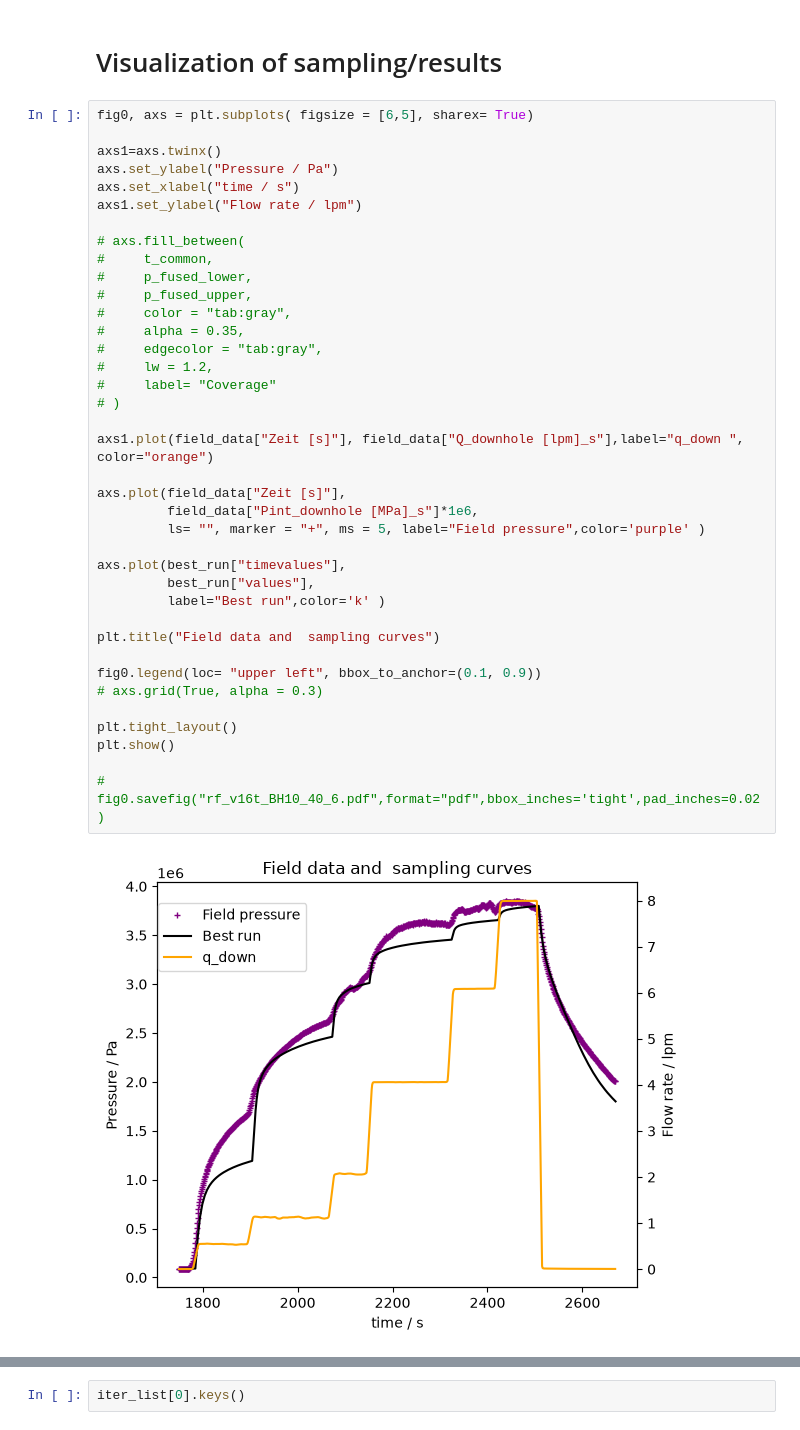
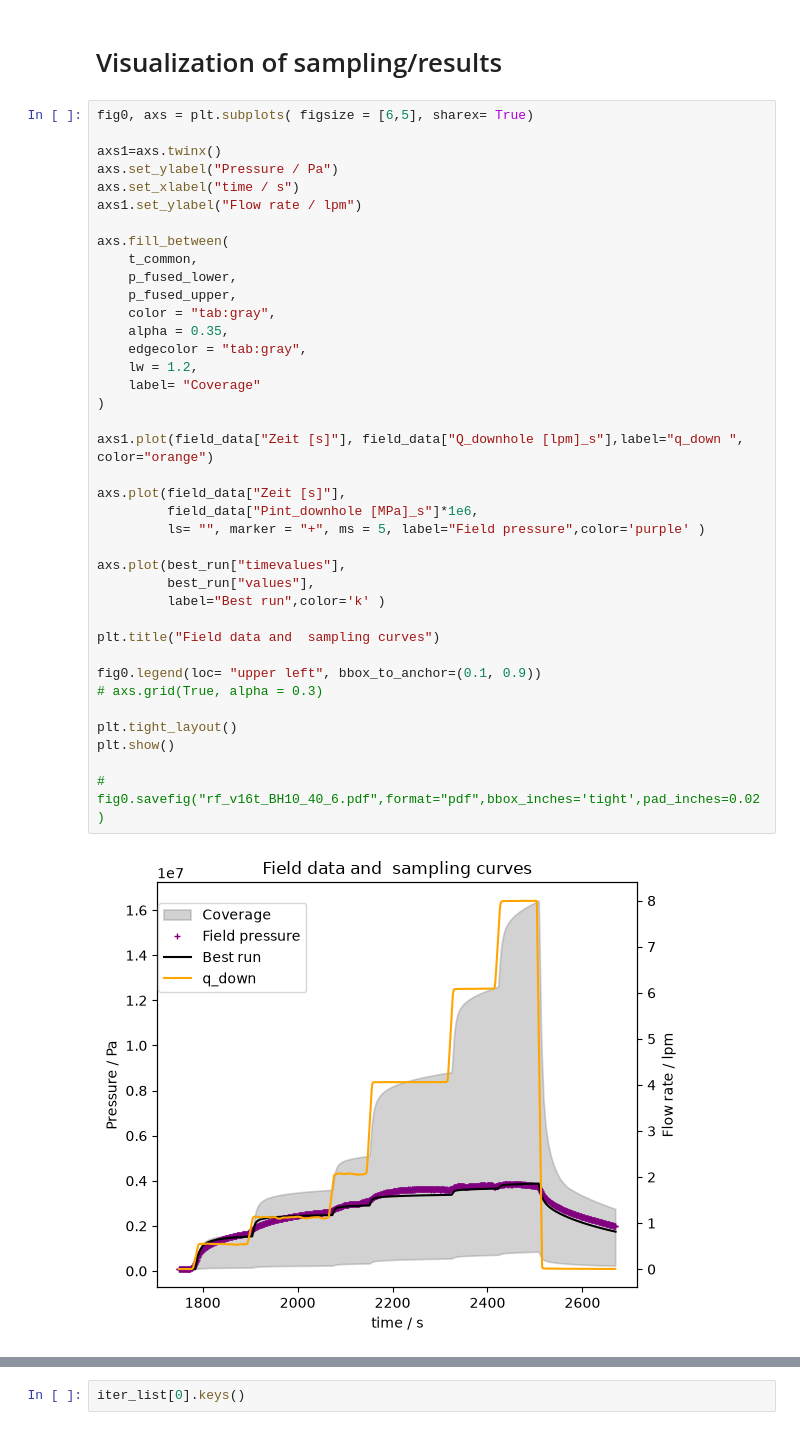
Before and after one commit to Leo-kp/Line_source_SA, a Jupyter notebook: results_v18/results/raw_data/inspect_t.ipynb, the cells around one changed output, grey strips where cells are left out. Drawn from its saved outputs; the diff is of its cells as text.

```diff
--- a/results_v18/results/raw_data/inspect_t.ipynb
+++ b/results_v18/results/raw_data/inspect_t.ipynb
@@ -84,43 +95,43 @@ ValueError: cannot convert float NaN to integer
 # %%
 fig0, axs = plt.subplots( figsize = [6,5], sharex= True)
 
 axs1=axs.twinx()
 axs.set_ylabel("Pressure / Pa")
 axs.set_xlabel("time / s")
 axs1.set_ylabel("Flow rate / lpm")
 
-# axs.fill_between(
-#     t_common,
-#     p_fused_lower,
-#     p_fused_upper,
-#     color = "tab:gray",
-#     alpha = 0.35,
-#     edgecolor = "tab:gray",
-#     lw = 1.2,
-#     label= "Coverage"
-# )
+axs.fill_between(
+    t_common,
+    p_fused_lower,
+    p_fused_upper,
+    color = "tab:gray",
+    alpha = 0.35,
+    edgecolor = "tab:gray",
+    lw = 1.2,
+    label= "Coverage"
+)
 
 axs1.plot(field_data["Zeit [s]"], field_data["Q_downhole [lpm]_s"],label="q_down ",  color="orange")
 
 axs.plot(field_data["Zeit [s]"],
          field_data["Pint_downhole [MPa]_s"]*1e6,
          ls= "", marker = "+", ms = 5, label="Field pressure",color='purple' )
 
 axs.plot(best_run["timevalues"],
          best_run["values"],
          label="Best run",color='k' )
 
 plt.title("Field data and  sampling curves")
 
 fig0.legend(loc= "upper left", bbox_to_anchor=(0.1, 0.9))
 # axs.grid(True, alpha = 0.3)
 
 plt.tight_layout()
 plt.show()
 
 # fig0.savefig("rf_v16t_BH10_40_6.pdf",format="pdf",bbox_inches='tight',pad_inches=0.02)
 # %% [output]
-[figure, old version]
+[figure, new version]
 # %%
 fig, ax= plt.subplots(sharex=True)
 ax1=ax.twinx()
```
Also changed, not shown: parts of 3 cells of this notebook, 2 other files.
